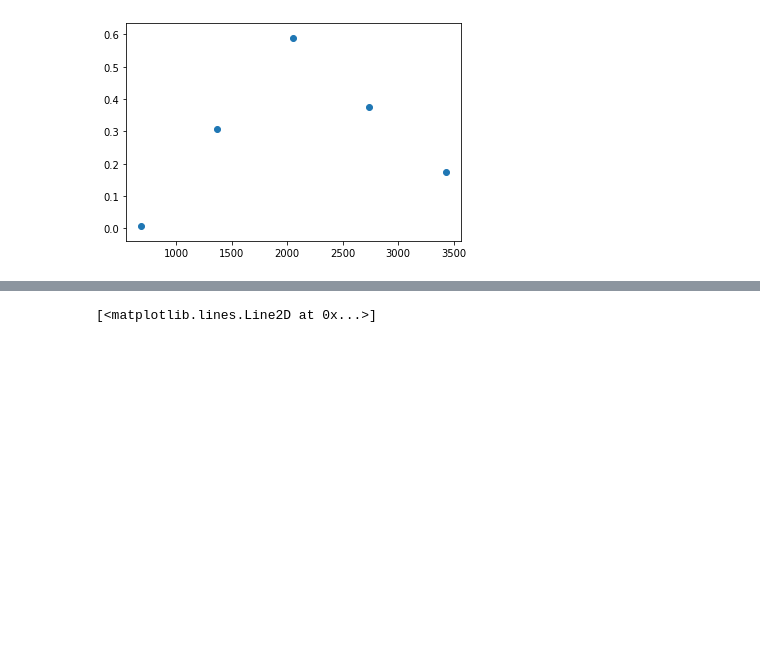
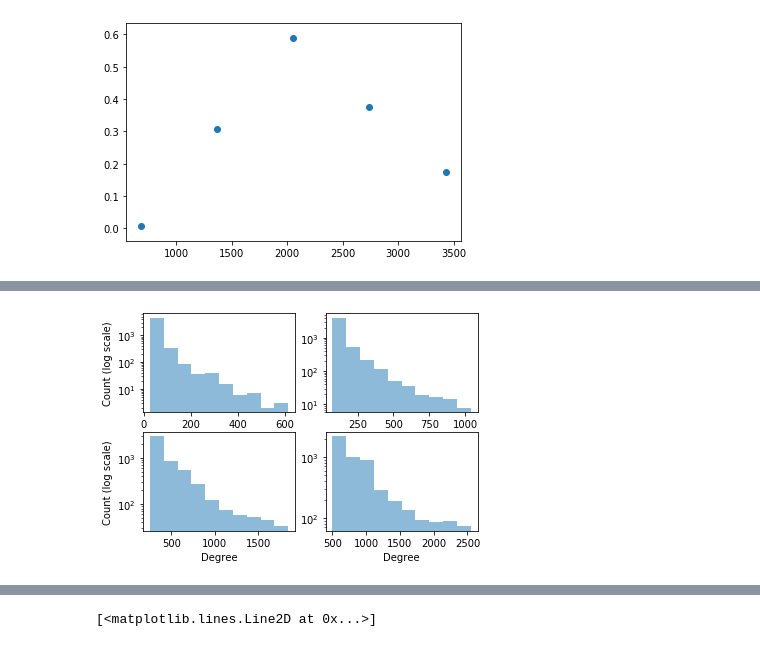
Before and after one commit to hewa55/GraphSampler, a Jupyter notebook: test.ipynb, the cells around one changed output, grey strips where cells are left out. Saved outputs shown, nothing was run; the diff lists cells and outputs as text; code cells hidden in the pictures; blank space fills up the shorter version.

```diff
--- a/test.ipynb
+++ b/test.ipynb
@@ -263,0 +338,34 @@ results.head()
+# %%
+fig = plt.figure()
+
+plt.subplot(2, 2, 1)
+true_degree = convert_degree(results.loc[20]["true_degree"])
+deg = [x[1] for x in true_degree]
+plt.hist([x for x in deg], alpha=0.5, label='x', log=True)
+#plt.xlabel("Degree")
+plt.ylabel("Count (log scale)")
+
+plt.subplot(2, 2, 2)
+true_degree = convert_degree(results.loc[30]["true_degree"])
+deg = [x[1] for x in true_degree]
+plt.hist([x for x in deg], alpha=0.5, label='x', log=True)
+#plt.xlabel("Degree")
+#plt.ylabel("Count (log scale)")
+
+plt.subplot(2, 2, 3)
+true_degree = convert_degree(results.loc[50]["true_degree"])
+deg = [x[1] for x in true_degree]
+plt.hist([x for x in deg], alpha=0.5, label='x', log=True)
+plt.xlabel("Degree")
+plt.ylabel("Count (log scale)")
+
+plt.subplot(2, 2, 4)
+true_degree = convert_degree(results.loc[60]["true_degree"])
+deg = [x[1] for x in true_degree]
+plt.hist([x for x in deg], alpha=0.5, label='x', log=True)
+plt.xlabel("Degree")
+#plt.ylabel("Count (log scale)")
+plt.savefig("H1_hists.png")
+plt.show()
+# %% [output]
+[figure, added]
```
Also changed, not shown: parts of 40 cells of this notebook.
